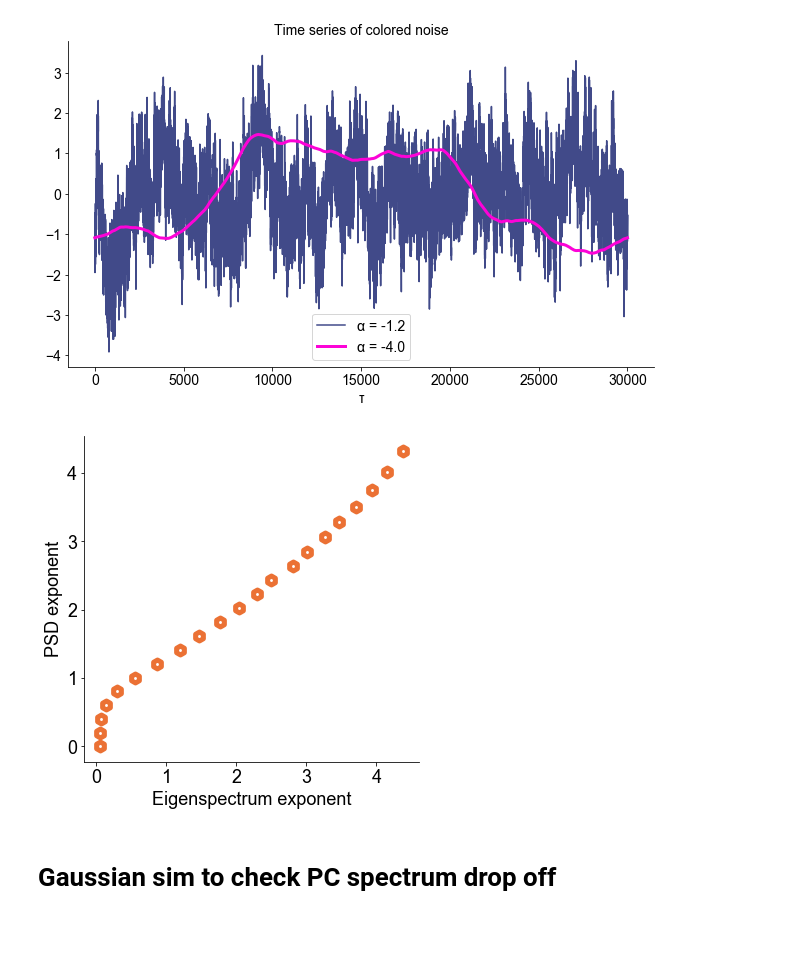
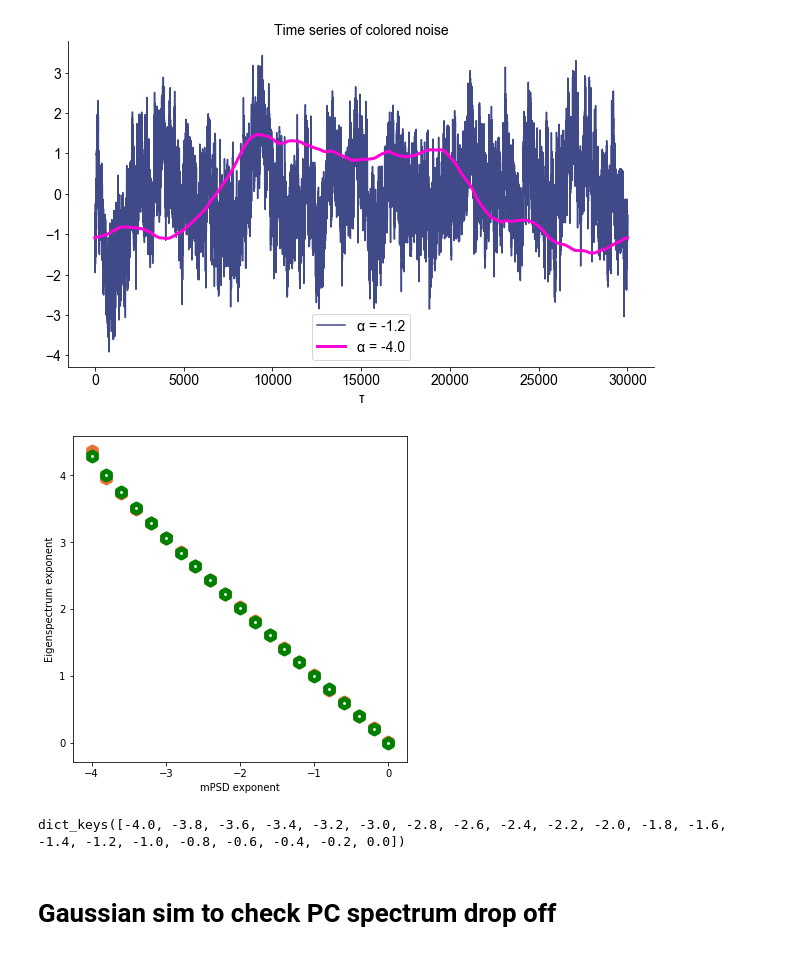
Before and after one commit to voytekresearch/galaxybrain, a Jupyter notebook: notebooks/noise_sim.ipynb, the cells around one changed output. Drawn from its saved outputs; the diff is of its cells as text; code cells hidden in the pictures.

```diff
--- a/notebooks/noise_sim.ipynb
+++ b/notebooks/noise_sim.ipynb
@@ -221,22 +222,34 @@ if save:
 # %%
 save = 0
 x, y = [], []
 for k in slopes2.keys():
     x.append(slopes2[k][0]) #Espec exps
     y.append(slopes2[k][1]) #PSD exps | just input k for ground truth
 y = [abs(float(n)) for n in y] #converting to positive numbers (this is the exponent).  Using abs because they are all negative
 
+x2, y2 = [], []
+for k in slopes2.keys():
+    x2.append(slopes[k][0]) #Espec exps
+    y2.append(slopes[k][1]) #PSD exps | just input k for ground truth
+y2 = [abs(float(n)) for n in y2] #converting to positive numbers (this is the exponent).  Using abs because they are all negative
+
 plt.figure(figsize = (6,6))
 
-sc = plt.scatter(x,y, marker = 'h', c = 'white', edgecolors = '#eb7134', s= 80, linewidths = 5)
-plt.xlabel('Eigenspectrum exponent'); plt.ylabel('PSD exponent')
+ground_truth_exp = slopes2.keys()
+sc = plt.scatter(slopes2.keys(),y, marker = 'h', c = 'white', edgecolors = '#eb7134', s= 80, linewidths = 5)
+sc = plt.scatter(slopes2.keys(),y2, marker = 'h', c = 'white', edgecolors = 'green', s= 80, linewidths = 5)
+plt.ylabel('Eigenspectrum exponent'); plt.xlabel('mPSD exponent')
 plt.locator_params(axis='y', tight=True, nbins=8); #plt.locator_params(which='x', tight=True, nbins=8)
 
 if save:
     plt.savefig('../../conferences/psd_vs_eig', dpi = 300)
 plt.show()
 # %% [output]
-[figure, old version]
+[figure, new version]
+# %%
+slopes2.keys()
+# %% [output]
+dict_keys([-4.0, -3.8, -3.6, -3.4, -3.2, -3.0, -2.8, -2.6, -2.4, -2.2, -2.0, -1.8, -1.6, -1.4, -1.2, -1.0, -0.8, -0.6, -0.4, -0.2, 0.0])
 # %% [markdown]
 # Gaussian sim to check PC spectrum drop off
 # %%
```
Also changed, not shown: parts of 3 cells of this notebook, 5 other files.
